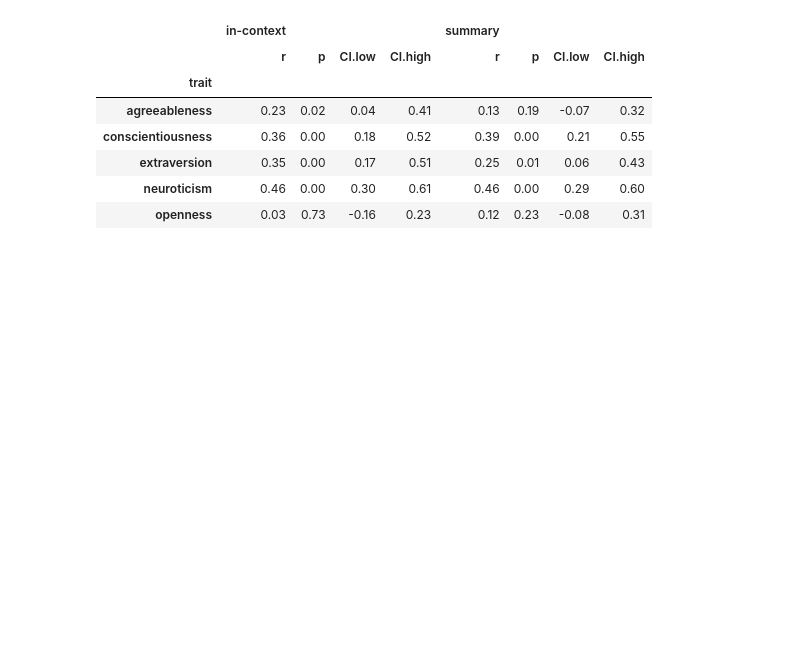
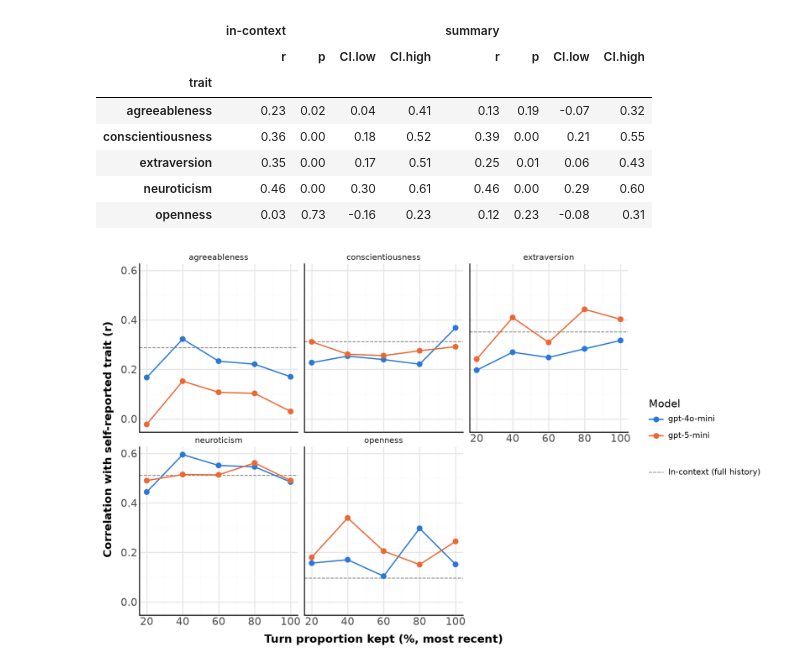
Before and after one commit to shshnk94/summary-mem, a Jupyter notebook: tutorials/getting_started.ipynb, the cells around one changed output. Cells and saved outputs as stored; diff of their text form; code cells hidden in the pictures; blank space fills up the shorter version.

```diff
--- a/tutorials/getting_started.ipynb
+++ b/tutorials/getting_started.ipynb
@@ -243,3 +477,86 @@ display(df.round(2))
 | extraversion | 0.35 | 0.00 | 0.17 | 0.51 | 0.25 | 0.01 | 0.06 | 0.43 |
 | neuroticism | 0.46 | 0.00 | 0.30 | 0.61 | 0.46 | 0.00 | 0.29 | 0.60 |
 | openness | 0.03 | 0.73 | -0.16 | 0.23 | 0.12 | 0.23 | -0.08 | 0.31 |
+# %%
+import glob
+import re
+
+import pandas as pd
+import plotnine as p9
+from scipy.stats import pearsonr
+
+from utils import TRAIT_TO_OUTCOME
+
+MODEL_LABELS = {"gpt4omini": "gpt-4o-mini", "gpt5mini": "gpt-5-mini"}
+MODEL_COLORS = {"gpt-4o-mini": "#2a78d6", "gpt-5-mini": "#eb6834"}
+
+records = []
+for path in sorted(glob.glob("ds4ud/results/assessments_summary_plain_ds4ud_tp*l_gpt*.csv")):
+    turn_proportion, model_tag = re.search(r"tp(\d+)l_(gpt\w+)\.csv", path).groups()
+    if model_tag not in MODEL_LABELS:
+        continue
+
+    assessments = pd.read_csv(path).rename(columns={"user_id": "person_id"})
+    assessments["person_id"] = assessments["person_id"].astype(str)
+    merged = pd.merge(
+        outcome_table,
+        assessments,
+        on="person_id"
+    )
+
+    for trait, outcome in TRAIT_TO_OUTCOME.items():
+        res = pearsonr(merged[outcome], merged[f"assessed_{trait}"])
+        ci_low, ci_high = res.confidence_interval()
+        records.append({
+            "turn_proportion": int(turn_proportion),
+            "model": MODEL_LABELS[model_tag],
+            "trait": trait,
+            "r": res.statistic,
+            "p": res.pvalue,
+            "CI.low": ci_low,
+            "CI.high": ci_high,
+            "N": len(merged),
+        })
+
+performance = pd.DataFrame(records)
+
+(
+    p9.ggplot(
+        data=performance,
+        mapping=p9.aes(
+            x="turn_proportion",
+            y="r",
+            color="model"
+        )
+    ) +
+    p9.geom_hline(
+        data=results,
+        mapping=p9.aes(yintercept="r", linetype="'In-context (full history)'"),
+        color="gray",
+    ) +
+    # p9.geom_errorbar(
+    #     mapping=p9.aes(ymin="CI.low", ymax="CI.high"),
+    #     width=5,
+    #     alpha=0.4,
+    # ) +
+    p9.geom_line(size=0.75) +
+    p9.geom_point(size=2.5) +
+    p9.facet_wrap("~trait") +
+    p9.scale_color_manual(values=MODEL_COLORS) +
+    p9.scale_linetype_manual(values={"In-context (full history)": "dashed"}) +
+    p9.labs(
+        x="Turn proportion kept (%, most recent)",
+        y="Correlation with self-reported trait (r)",
+        color="Model",
+        linetype="",
+    ) +
+    p9.theme_minimal() +
+    p9.theme(
+        figure_size=(10, 6),
+        axis_line=p9.element_line(),
+        axis_title=p9.element_text(size=12, weight="bold"),
+        axis_text=p9.element_text(size=11)
+    )
+)
+# %% [output]
+[figure, added]
```
Also changed, not shown: parts of 22 cells of this notebook, 12 other files.
